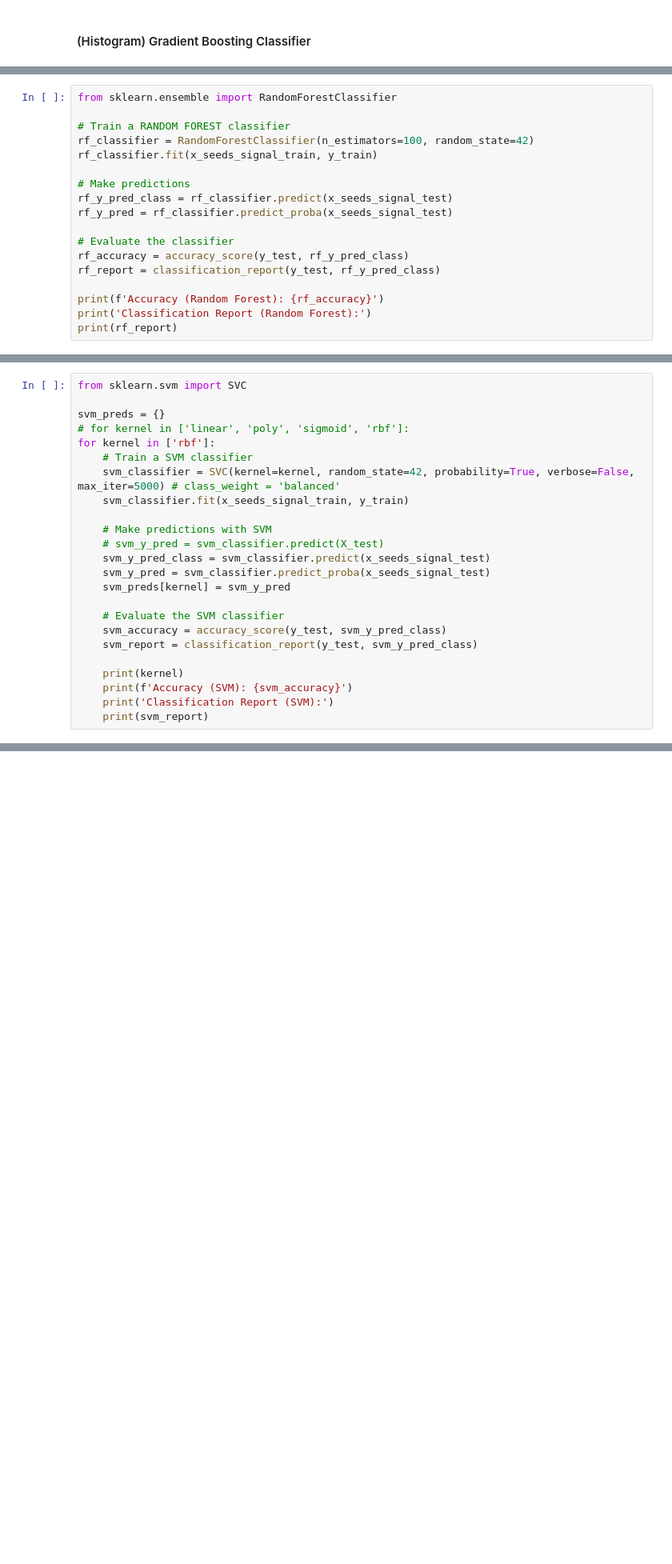
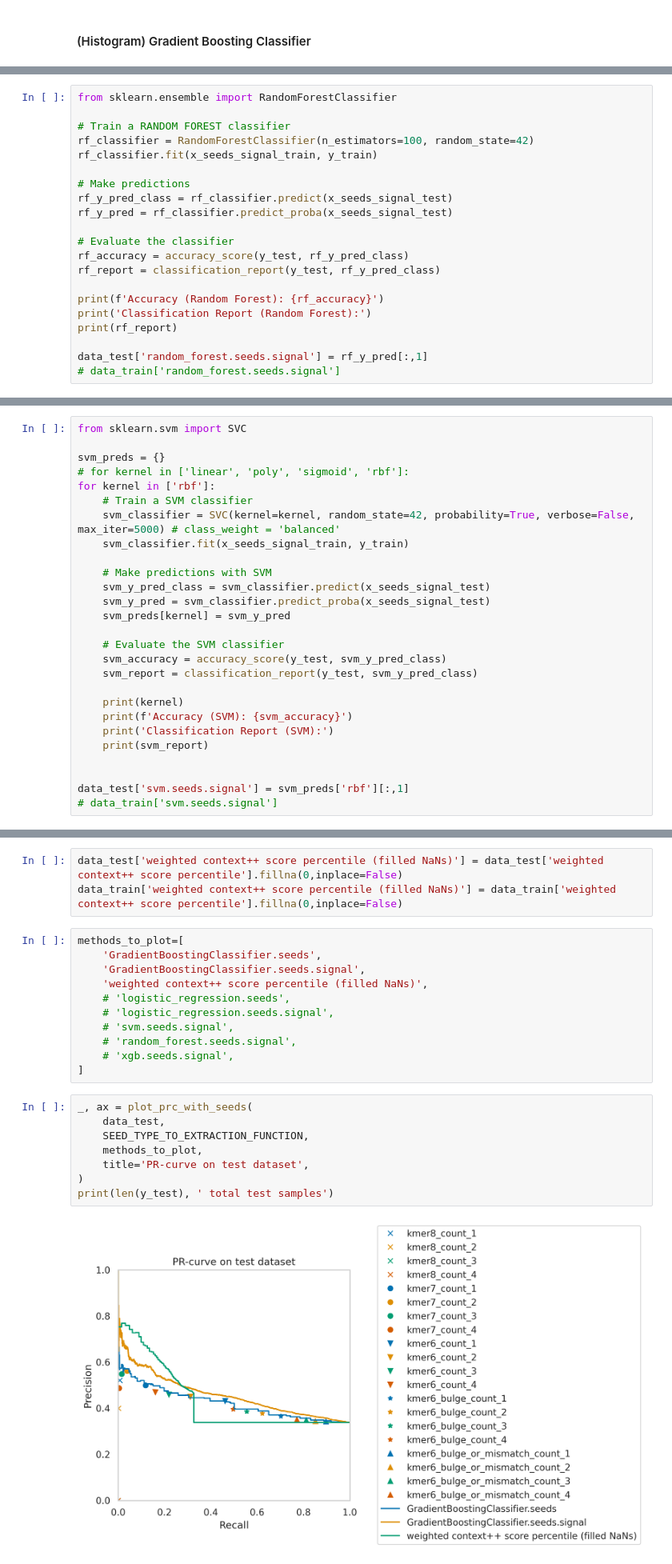
Before and after one commit to ML-Bioinfo-CEITEC/miRNA, a Jupyter notebook: ML_training_and_evaluation.classification.ipynb, the cells around one changed output, grey strips where cells are left out. Shown at 80% size. Saved outputs shown, nothing was run; the diff lists cells and outputs as text; blank space fills up the shorter version.

Commit message:
Fix plotting

```diff
--- a/ML_training_and_evaluation.classification.ipynb
+++ b/ML_training_and_evaluation.classification.ipynb
@@ -143,6 +162,9 @@ rf_report = classification_report(y_test, rf_y_pred_class)
 print(f'Accuracy (Random Forest): {rf_accuracy}')
 print('Classification Report (Random Forest):')
 print(rf_report)
+
+data_test['random_forest.seeds.signal'] = rf_y_pred[:,1]
+# data_train['random_forest.seeds.signal']
 # %% [output]
 Accuracy (Random Forest): 0.6638703256078488
 Classification Report (Random Forest):
@@ -165,7 +187,6 @@ for kernel in ['rbf']:
     svm_classifier.fit(x_seeds_signal_train, y_train)
 
     # Make predictions with SVM
-    # svm_y_pred = svm_classifier.predict(X_test)
     svm_y_pred_class = svm_classifier.predict(x_seeds_signal_test)
     svm_y_pred = svm_classifier.predict_proba(x_seeds_signal_test)
     svm_preds[kernel] = svm_y_pred
@@ -178,6 +199,10 @@ for kernel in ['rbf']:
     print(f'Accuracy (SVM): {svm_accuracy}')
     print('Classification Report (SVM):')
     print(svm_report)
+
+
+data_test['svm.seeds.signal'] = svm_preds['rbf'][:,1]
+# data_train['svm.seeds.signal']
 # %% [output]
 rbf
 Accuracy (SVM): 0.40260201905303566
@@ -276,0 +218,24 @@ print(len(y_test), ' total train samples')
+# %%
+data_test['weighted context++ score percentile (filled NaNs)'] = data_test['weighted context++ score percentile'].fillna(0,inplace=False)
+data_train['weighted context++ score percentile (filled NaNs)'] = data_train['weighted context++ score percentile'].fillna(0,inplace=False)
+# %%
+methods_to_plot=[
+    'GradientBoostingClassifier.seeds',
+    'GradientBoostingClassifier.seeds.signal',
+    'weighted context++ score percentile (filled NaNs)',
+    # 'logistic_regression.seeds',
+    # 'logistic_regression.seeds.signal',
+    # 'svm.seeds.signal',
+    # 'random_forest.seeds.signal',
+    # 'xgb.seeds.signal',
+]
+# %%
+_, ax = plot_prc_with_seeds(
+    data_test,
+    SEED_TYPE_TO_EXTRACTION_FUNCTION,
+    methods_to_plot,
+    title='PR-curve on test dataset',
+)
+print(len(y_test), ' total test samples')
+# %% [output]
+[figure, added]
```
Also changed, not shown: parts of 17 cells of this notebook, 5 other files.
